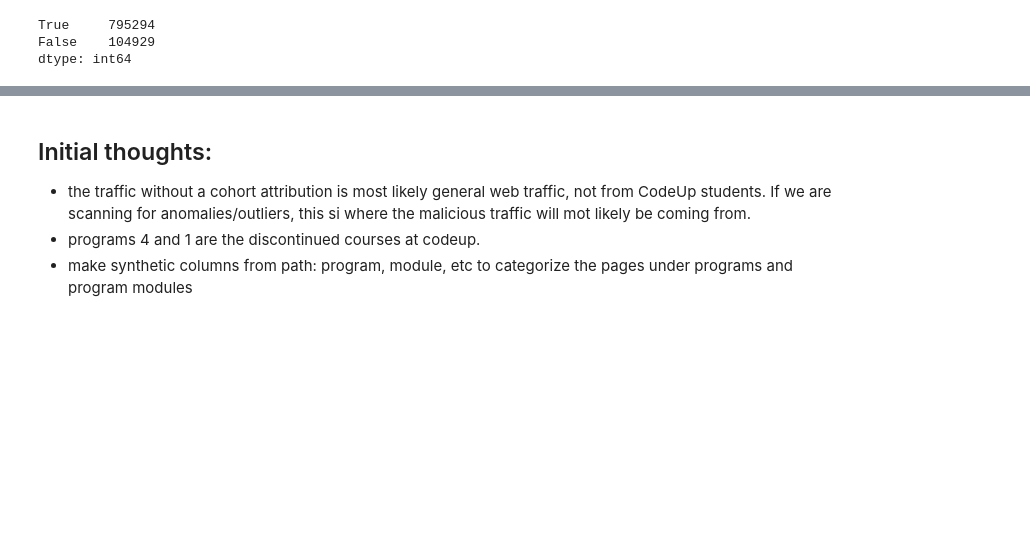
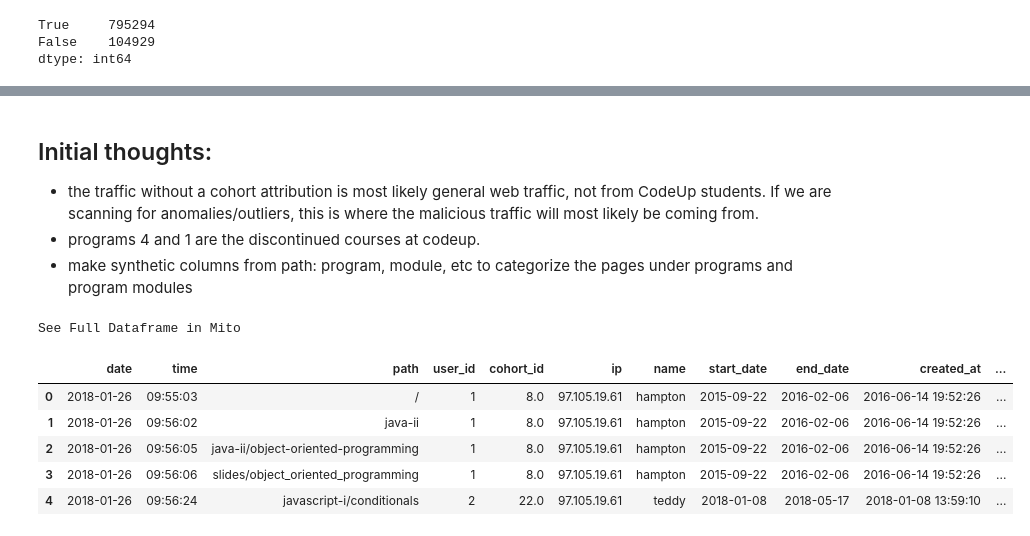
Before and after one commit to bowen-lindsey-shiben-turner/anamoly-detection, a Jupyter notebook: fred_lindsey_acquire_scratch.ipynb, the cells around one changed output, grey strips where cells are left out. Cells and saved outputs as stored; diff of their text form; code cells hidden in the pictures; blank space fills up the shorter version.

```diff
--- a/fred_lindsey_acquire_scratch.ipynb
+++ b/fred_lindsey_acquire_scratch.ipynb
@@ -223,5 +214,5 @@ See Full Dataframe in Mito
 # %% [markdown]
 ## Initial thoughts:
-- the traffic without a cohort attribution is most likely general web traffic, not from CodeUp students. If we are scanning for anomalies/outliers, this si where the malicious traffic will mot likely be coming from.
+- the traffic without a cohort attribution is most likely general web traffic, not from CodeUp students. If we are scanning for anomalies/outliers, this is where the malicious traffic will most likely be coming from.
 - programs 4 and 1 are the discontinued courses at codeup.
 - make synthetic columns from path: program, module, etc to categorize the pages under programs and program modules
@@ -227,0 +227,50 @@ See Full Dataframe in Mito
+# %%
+import acquire
+import pandas as pd
+import os
+
+def prepare_logs(use_cache=True):
+    """This function takes in the DataFrame from the get_log_data function located in the acquire file.
+    Args: none.
+    Columns dropped: 'slack', 'id', and 'deleted_at'.
+    Columns renamed: mapped values for program type to integers in 'program_id' column.
+    Columns converted: 'start_date', 'end_date', 'created_at', 'updated_at' converted to DTG format.
+    Columns concat: 'date' and 'time', converted to DTG
+    Returns: prepared DF, and CSV named 'codeup_logs.csv'
+      """
+      #use local cache from CSV if available
+    filename = "codeup_logs.csv"
+    if os.path.isfile(filename) and use_cache:
+        return pd.read_csv(filename)
+    # acquire the data
+    df = df = acquire.get_log_data()
+    # drop unnecessary columns
+    df = df.drop(columns=(['slack', 'id', 'deleted_at', 'Unnamed: 0']))
+    # map programs to program ids
+    df.program_id = df.program_id.map({1.0:'full_stack_php',
+    2.0:'full_stack_java', 3.0:'data_science', 4.0:'front_end_programming'})
+    # convert dates to DTG
+    dates = ['start_date', 'end_date', 'created_at', 'updated_at']
+    for col in dates:
+        df[col] = pd.to_datetime(df[col])
+    # change cohort names to lower case
+    df.name = df.name.str.lower()
+    # convert date-time to DTG
+    df['date_time'] = df.date + " " + df.time
+    df.date_time = pd.to_datetime(df.date_time)
+    # drop unnecessary columns
+    df = df.drop(columns=(['date', 'time']))
+    # add 'to_csv'
+    df.to_csv(filename, index=False)
+    return df
+# %%
+df = prepare_logs()
+df.head()
+# %% [output]
+See Full Dataframe in Mito
+|  | date | time | path | user_id | cohort_id | ip | name | start_date | end_date | created_at | ... |
+| 0 | 2018-01-26 | 09:55:03 | / | 1 | 8.0 | 97.105.19.61 | hampton | 2015-09-22 | 2016-02-06 | 2016-06-14 19:52:26 | ... |
+| 1 | 2018-01-26 | 09:56:02 | java-ii | 1 | 8.0 | 97.105.19.61 | hampton | 2015-09-22 | 2016-02-06 | 2016-06-14 19:52:26 | ... |
+| 2 | 2018-01-26 | 09:56:05 | java-ii/object-oriented-programming | 1 | 8.0 | 97.105.19.61 | hampton | 2015-09-22 | 2016-02-06 | 2016-06-14 19:52:26 | ... |
+| 3 | 2018-01-26 | 09:56:06 | slides/object_oriented_programming | 1 | 8.0 | 97.105.19.61 | hampton | 2015-09-22 | 2016-02-06 | 2016-06-14 19:52:26 | ... |
+| 4 | 2018-01-26 | 09:56:24 | javascript-i/conditionals | 2 | 22.0 | 97.105.19.61 | teddy | 2018-01-08 | 2018-05-17 | 2018-01-08 13:59:10 | ... |
```
Also changed, not shown: parts of 15 cells of this notebook.
